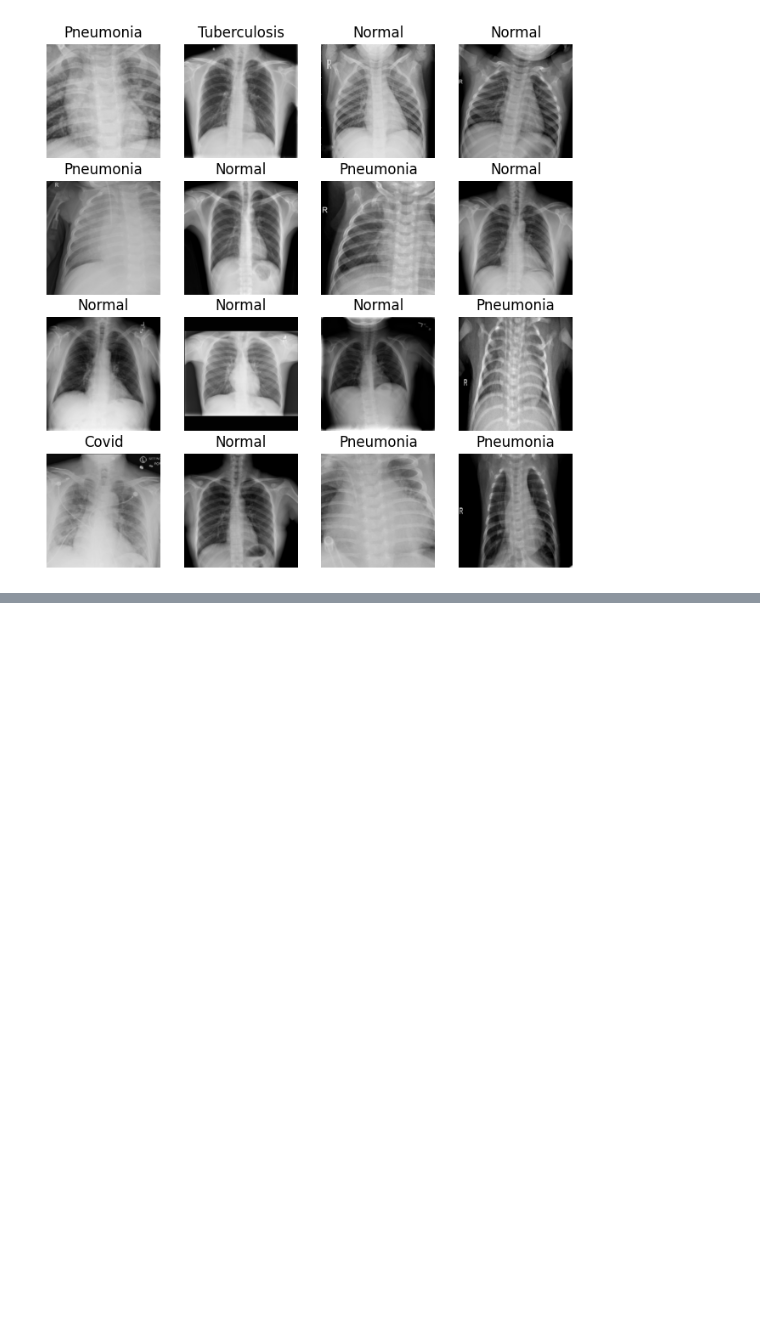
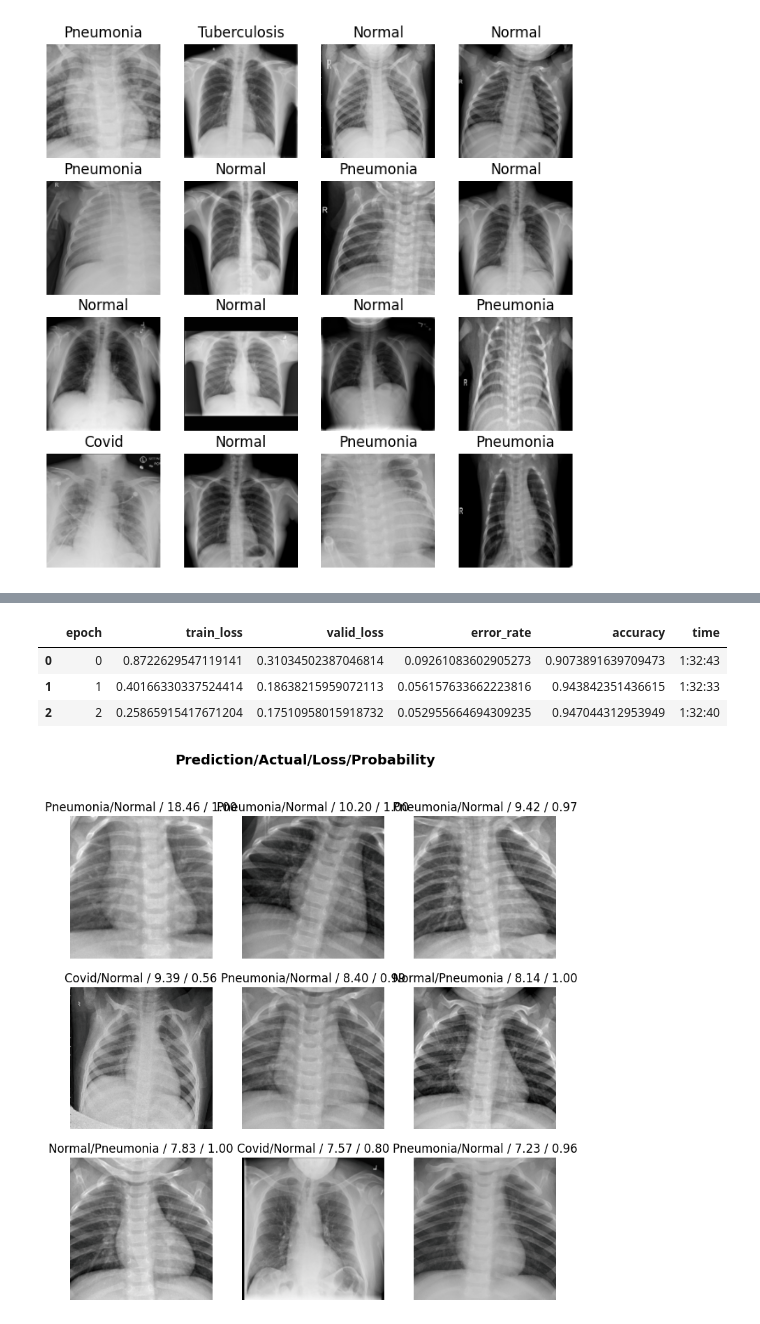
Before and after one commit to drorchen/data-science-project, a Jupyter notebook: Project Notebook.ipynb, the cells around one changed output, grey strips where cells are left out. Saved outputs shown, nothing was run; the diff lists cells and outputs as text; code cells hidden in the pictures; blank space fills up the shorter version.

```diff
--- a/Project Notebook.ipynb
+++ b/Project Notebook.ipynb
@@ -884,5 +970,20 @@ print(f"Minimum/10:\t{lr_min:.2e}\nSteepest point:\t{lr_steep:.2e}\nLongest vall
 # %%
-lr = 1e-1
-fastai_resnet34.fit_one_cycle(5, slice(lr/2))
+if fastai_resnet34_load_model:
+    fastai_resnet34.load(fastai_resnet34_model_name)
+    df = fastai_resnet34.csv_logger.read_log()
+    display(df[:3])
+else:
+    fastai_resnet34.fit_one_cycle(3, lr_valley)
+# %% [output]
+|  | epoch | train_loss | valid_loss | error_rate | accuracy | time |
+| 0 | 0 | 0.8722629547119141 | 0.31034502387046814 | 0.09261083602905273 | 0.9073891639709473 | 1:32:43 |
+| 1 | 1 | 0.40166330337524414 | 0.18638215959072113 | 0.056157633662223816 | 0.943842351436615 | 1:32:33 |
+| 2 | 2 | 0.25865915417671204 | 0.17510958015918732 | 0.052955664694309235 | 0.947044312953949 | 1:32:40 |
 # %%
-fastai_resnet34.recorder.plot_losses()
+if not fastai_resnet34_calculate_plot_top_losses:
+    display(Image(filename=fastai_resnet34_saved_plot_top_losses))
+else:
+    interp = Interpretation.from_learner(fastai_resnet34)
+    interp.plot_top_losses(9)
+# %% [output]
+[figure, added]
```
Also changed, not shown: parts of 62 cells of this notebook, 5 other files.
